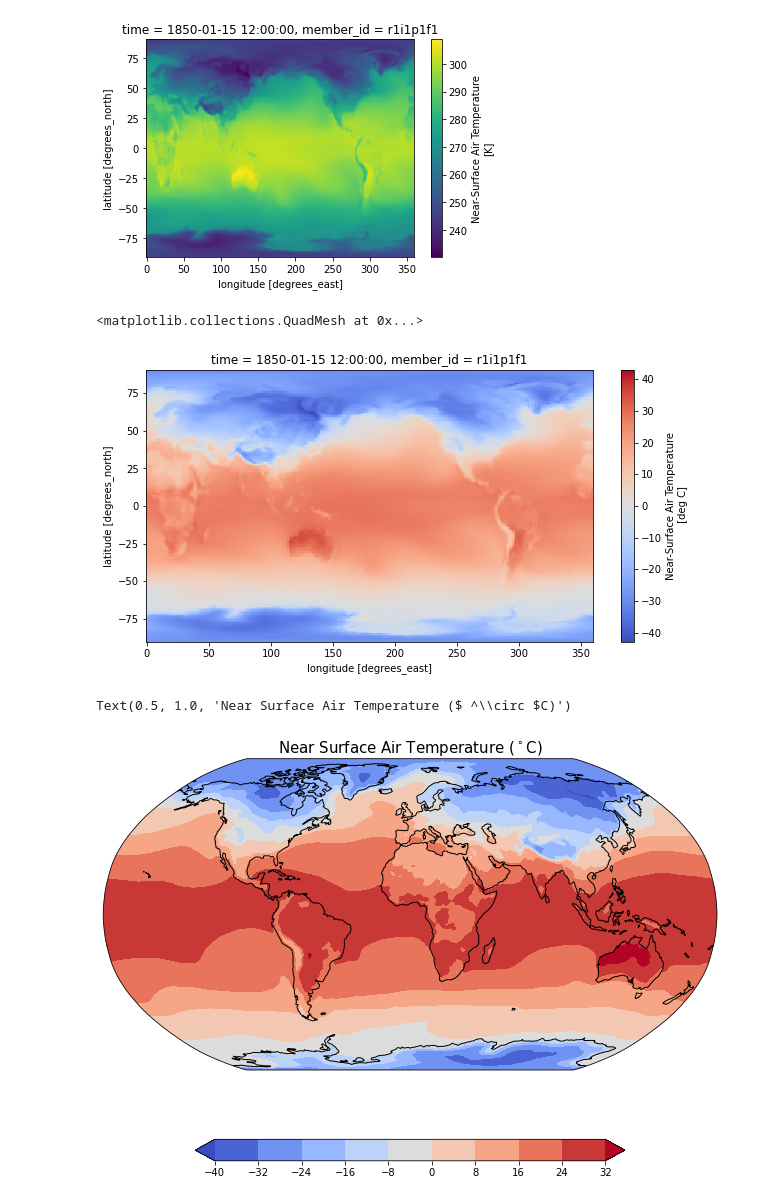
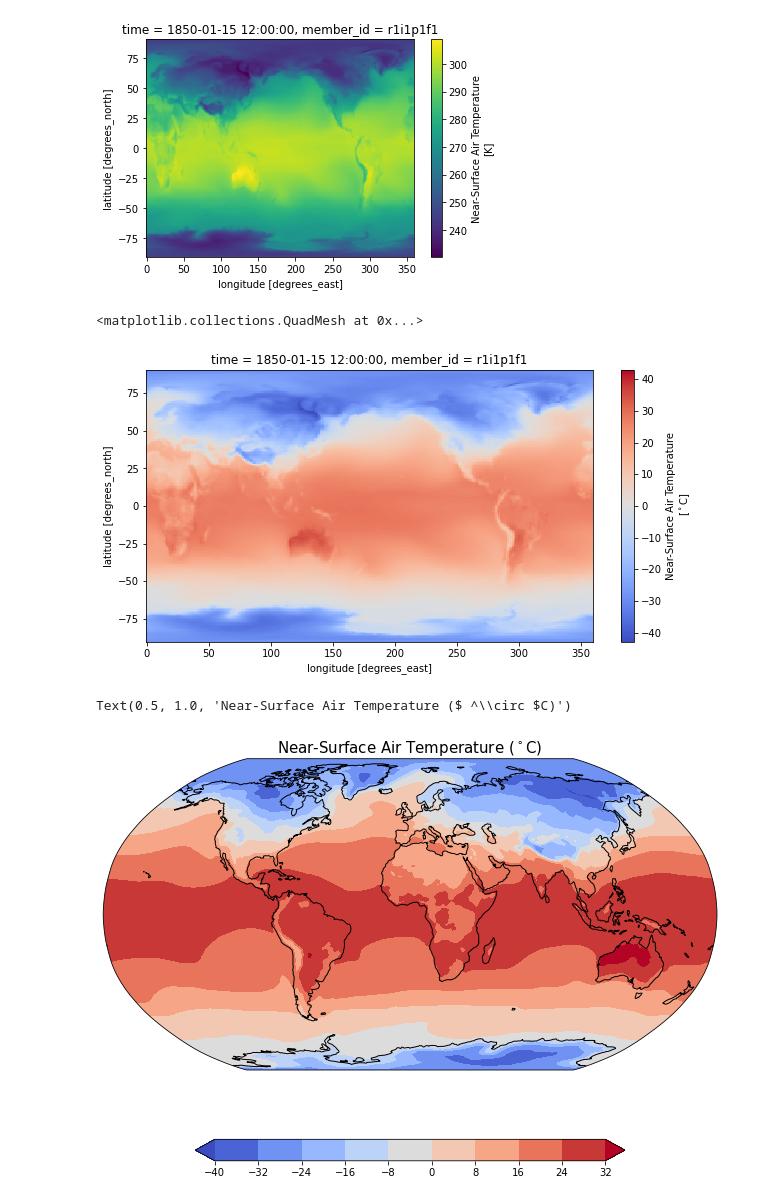
Before and after one commit to ClimComp/ClimateDataTools, a Jupyter notebook: Pangeo/simple_tas_example_(intake-esm).ipynb, the cells around one changed output. Cells and saved outputs as stored; diff of their text form; code cells hidden in the pictures.

```diff
--- a/Pangeo/simple_tas_example_(intake-esm).ipynb
+++ b/Pangeo/simple_tas_example_(intake-esm).ipynb
@@ -179,9 +179,11 @@ historical
 intake_esm_dataset_key :
 CMIP.NCAR.CESM2.historical.Amon.gn
 # %%
-#selecting first year and first member-id
-tas = ds.tas.isel(member_id=0, time=0)
-tas
+# selecting first year and first member-id
+var = ds[ds.variable_id].isel(member_id=0, time=0)
+name = var.long_name
+units = var.units
+var
 # %% [output]
 <xarray.DataArray 'tas' (lat: 192, lon: 288)> dask.array<getitem, shape=(192, 288), dtype=float32, chunksize=(192, 288), chunktype=numpy.ndarray> Coordinates: * lat (lat) float64 -90.0 -89.06 -88.12 - ...
 xarray.DataArray
@@ -214,12 +216,14 @@ tas.squeeze().plot()
 <matplotlib.collections.QuadMesh at 0x...>
 [figure]
 # %%
-#this is the same figure formatted better and with celsius degrees
-tas_c = tas - 273.15
-tas_c.squeeze().plot(aspect=2, size=5, cmap=plt.cm.coolwarm, cbar_kwargs={"label": "Near-Surface Air Temperature\n [deg C]"})
+#this is the same figure formatted differently and with celsius degrees
+if ds.variable_id == 'tas':
+    var = var - 273.15
+    units = '$ ^\circ $C'
+var.squeeze().plot(aspect=2, size=5, cmap=plt.cm.coolwarm, cbar_kwargs={"label": f"{name}\n [{units}]"})
 # %% [output]
 <matplotlib.collections.QuadMesh at 0x...>
-[figure, old version]
+[figure, new version]
 # %%
 #with cartopy there is even more ways to adjust maps
 import cartopy.crs as ccrs
@@ -230,7 +234,7 @@ fig = plt.figure(figsize=(11,8.5))
 ax=plt.axes(projection=ccrs.Robinson())
 
 #defining data and coordinates
-data= tas - 273.15
+data= var
 data, lons = add_cyclic_point(data, coord=ds.lon)
 lats = ds.lat
 
@@ -241,7 +245,7 @@ ax.coastlines()
 
 #adding horizontal colorbar and title
 cbar = plt.colorbar(cs,shrink=0.7,orientation='horizontal')
-plt.title('Near Surface Air Temperature ($ ^\circ $C)', size=15)
+plt.title(f'{name} ({units})', size=15)
 # %% [output]
-Text(0.5, 1.0, 'Near Surface Air Temperature ($ ^\\circ $C)')
+Text(0.5, 1.0, 'Near-Surface Air Temperature ($ ^\\circ $C)')
 [figure]
```
Also changed, not shown: parts of 3 cells of this notebook.
